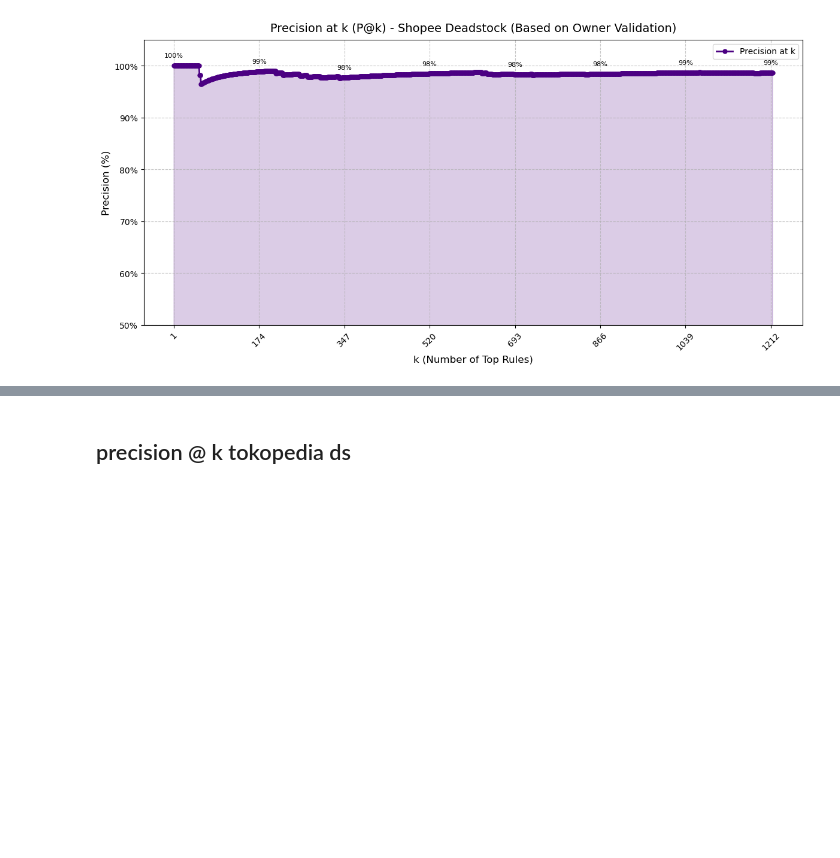
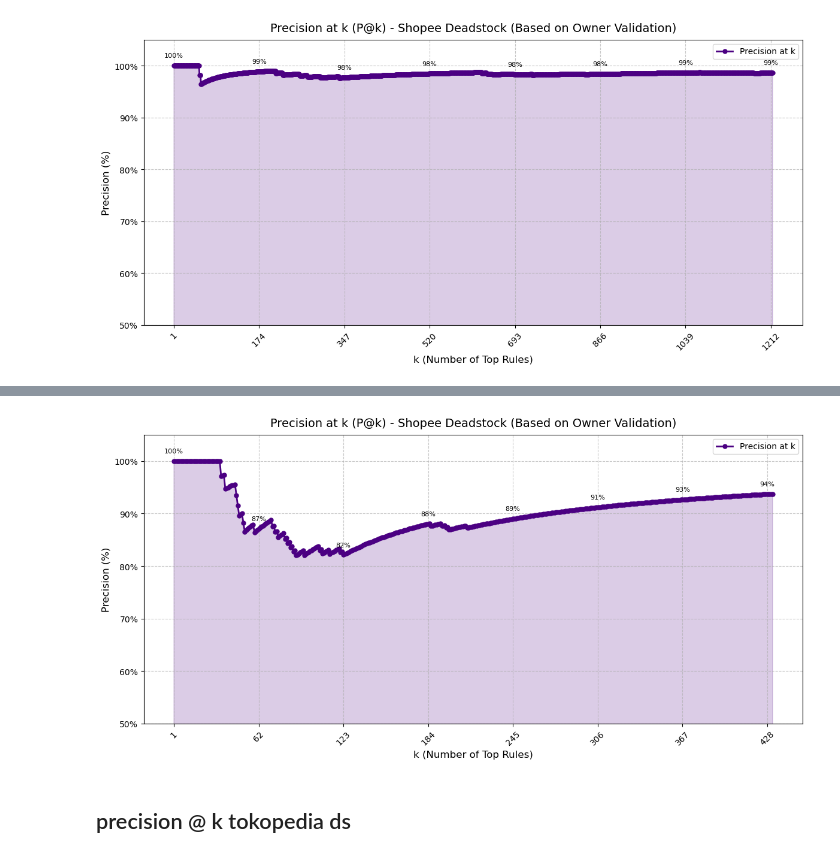
Before and after one commit to kentmaynard/SKRIPSI, a Jupyter notebook: new.ipynb, the cells around one changed output, grey strips where cells are left out. Drawn from its saved outputs; the diff is of its cells as text; code cells hidden in the pictures; blank space fills up the shorter version.

```diff
--- a/new.ipynb
+++ b/new.ipynb
@@ -2134,3 +2946,87 @@ P@969 = 0.99 (99%)
 P@1090 = 0.99 (99%)
 P@1211 = 0.99 (99%)
 [figure]
+# %%
+import pandas as pd
+import numpy as np
+import matplotlib.pyplot as plt
+import matplotlib.ticker as mticker
+import os
+
+# Fungsi untuk membaca file Excel dan menangani error
+def load_data(file_path, sheet_name):
+    try:
+        df = pd.read_excel(file_path, sheet_name=sheet_name)
+        return df
+    except FileNotFoundError:
+        print(f"Error: File '{file_path}' tidak ditemukan. Pastikan path dan nama file benar.")
+        return None
+    except ValueError as e:
+        print(f"Error: Sheet '{sheet_name}' tidak ditemukan atau file rusak. {e}")
+        return None
+
+# Path file dan nama sheet
+file_path = 'FP_Growth_Shopee_Deadstock_Final_Updated_Business_Logic2.xlsx'
+sheet_name = 'All_Rules_With_Status'
+
+# Membaca file Excel
+df = load_data(file_path, sheet_name)
+
+# Jika data berhasil dimuat
+if df is not None:
+    # Menampilkan kolom yang tersedia
+    print("Kolom yang tersedia di DataFrame:")
+    print(df.columns)
+
+    # Mengurutkan data berdasarkan kolom 'support' secara menurun
+    df_sorted = df.sort_values(by='support', ascending=False)
+
+    # Mengambil kolom 'valid' yang sudah ada
+    valid_data = df_sorted['validity'].tolist()
+    total_rows = len(valid_data)
+    print(f"\nJumlah total baris: {total_rows}")
+
+    # Fungsi untuk menghitung Precision at k
+    def precision_at_k(valid_data, k):
+        if k > len(valid_data):
+            k = len(valid_data)
+        valid_count = sum(valid_data[:k])  # Jumlah item valid dalam k item teratas
+        return valid_count / k if k > 0 else 0
+
+    # Menghitung P@k untuk setiap k dari 1 hingga jumlah total baris
+    k_values = list(range(1, total_rows + 1))
+    precisions = [precision_at_k(valid_data, k) for k in k_values]
+
+    # Mencetak hasil P@k untuk beberapa titik
+    print("\nHasil Precision at k (P@k):")
+    step = max(1, total_rows // 10)  # Langkah untuk mencetak, maksimum 10 titik
+    for k, p in zip(k_values[::step], precisions[::step]):
+        print(f"P@{k} = {p:.2f} ({p*100:.0f}%)")
+
+    # Membuat plot dengan perbaikan visual
+    plt.figure(figsize=(12, 6))  # Ukuran plot lebih besar untuk kejelasan
+    plt.plot(k_values, precisions, marker='o', linestyle='-', color='#4B0082', label='Precision at k', markersize=5, linewidth=2)
+    plt.fill_between(k_values, precisions, color=(0.294, 0.0, 0.509, 0.2))  # Area fill dengan transparansi
+
+    # Menambahkan label pada titik penting
+    step_labels = max(1, total_rows // 7)  # Sekitar 7-8 titik label
+    for k, p in zip(k_values[::step_labels], precisions[::step_labels]):
+        plt.annotate(f'{p*100:.0f}%', (k, p), textcoords="offset points", xytext=(0, 10), ha='center', fontsize=8)
+
+    plt.title('Precision at k (P@k) - Shopee Deadstock (Based on Owner Validation)', fontsize=14, pad=10)
+    plt.xlabel('k (Number of Top Rules)', fontsize=12)
+    plt.ylabel('Precision (%)', fontsize=12)
+    plt.grid(True, linestyle='--', alpha=0.7)
+    plt.legend(fontsize=10)
+    plt.xticks(k_values[::step_labels], rotation=45 if total_rows > 50 else 0)  # Rotasi label jika banyak data
+
+    # Mengatur sumbu y dalam format persen
+    plt.gca().yaxis.set_major_formatter(mticker.PercentFormatter(xmax=1.0, decimals=0))
+    plt.ylim(0.5, 1.05)  # Rentang sumbu y dari 0.5 (50%) hingga 1.05 (105%)
+    plt.tight_layout()  # Mengatur layout agar tidak overlap
+
+    # Menyimpan plot ke file dengan DPI lebih tinggi untuk kualitas
+    plt.show()
+else:
+    print("Proses dihentikan karena error dalam memuat data.")
+# %% [output]
@@ -2137,3 +3052,4 @@ P@1211 = 0.99 (99%)
+[figure, added]
 # %% [markdown]
 ## precision @ k tokopedia ds
 # %%
```
Also changed, not shown: parts of 19 cells of this notebook, 1 other file.
